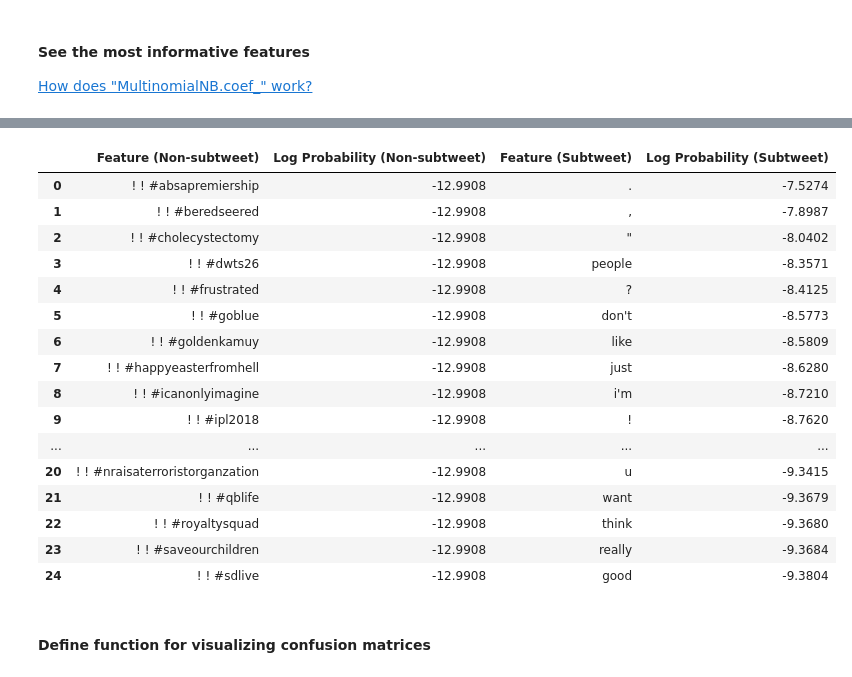
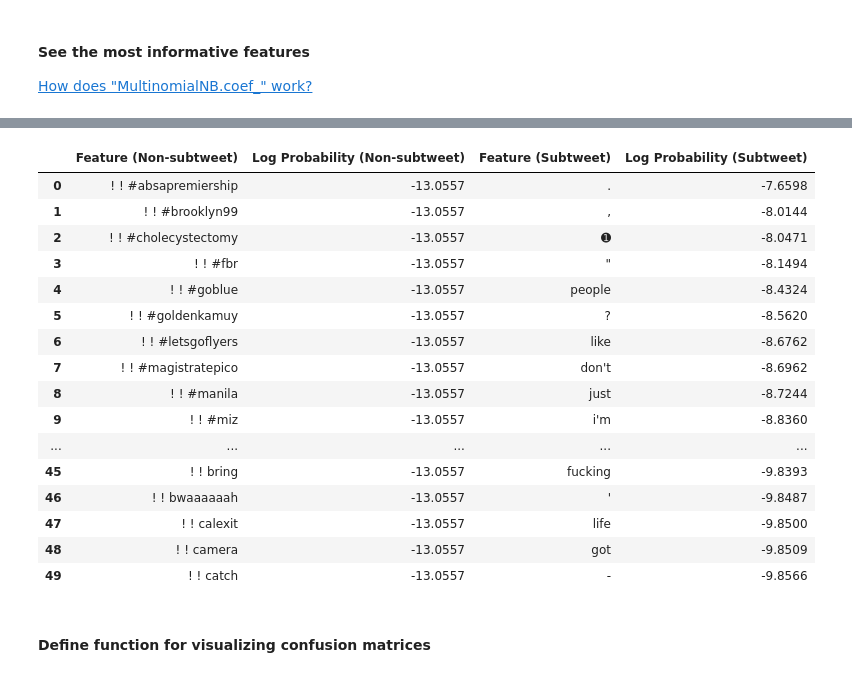
Before and after one commit to segalgouldn/Senior-Project-Subtweets, a Jupyter notebook: development/classifier_creator.ipynb, the cells around one changed output, grey strips where cells are left out. Drawn from its saved outputs; the diff is of its cells as text; code cells hidden in the pictures.

```diff
--- a/development/classifier_creator.ipynb
+++ b/development/classifier_creator.ipynb
@@ -46,7 +49,7 @@ english_dict = enchant.Dict("en_US")
 # %% [markdown]
 #### Use NLTK's tokenizer instead of Scikit's
 # %%
-tokenizer = nltk.casual.TweetTokenizer(preserve_case=False, reduce_len=True)
+tokenizer = nltk.casual.TweetTokenizer()
 # %% [markdown]
 #### Prepare for viewing long text in CSVs and ones with really big and small numbers
 # %%
@@ -149,7 +153,7 @@ stop_words = text.ENGLISH_STOP_WORDS | names_lower | generic_tokens
 sentiment_pipeline = Pipeline([
     ("vectorizer", TfidfVectorizer(tokenizer=tokenizer.tokenize,
                                    ngram_range=(1, 3),
-                                   stop_words=stop_words)),
+                                   stop_words="english")),
     ("classifier", MultinomialNB())
 ])
 # %% [markdown]
@@ -290,27 +294,27 @@ most_informative_features_subtweet = most_informative_features_all["subtweet"]
 # %%
 final_features = most_informative_features_non_subtweet.join(most_informative_features_subtweet,
                                                              lsuffix=" (Non-subtweet)",
                                                              rsuffix=" (Subtweet)")
 final_features.to_csv("../data/other_data/most_informative_features.csv")
-final_features.head(25)
+final_features.head(50)
 # %% [output]
 |  | Feature (Non-subtweet) | Log Probability (Non-subtweet) | Feature (Subtweet) | Log Probability (Subtweet) |
-| 0 | ! ! #absapremiership | -12.9908 | . | -7.5274 |
-| 1 | ! ! #beredseered | -12.9908 | , | -7.8987 |
-| 2 | ! ! #cholecystectomy | -12.9908 | " | -8.0402 |
-| 3 | ! ! #dwts26 | -12.9908 | people | -8.3571 |
-| 4 | ! ! #frustrated | -12.9908 | ? | -8.4125 |
-| 5 | ! ! #goblue | -12.9908 | don't | -8.5773 |
-| 6 | ! ! #goldenkamuy | -12.9908 | like | -8.5809 |
-| 7 | ! ! #happyeasterfromhell | -12.9908 | just | -8.6280 |
-| 8 | ! ! #icanonlyimagine | -12.9908 | i'm | -8.7210 |
-| 9 | ! ! #ipl2018 | -12.9908 | ! | -8.7620 |
+| 0 | ! ! #absapremiership | -13.0557 | . | -7.6598 |
+| 1 | ! ! #brooklyn99 | -13.0557 | , | -8.0144 |
+| 2 | ! ! #cholecystectomy | -13.0557 | ➊ | -8.0471 |
+| 3 | ! ! #fbr | -13.0557 | " | -8.1494 |
+| 4 | ! ! #goblue | -13.0557 | people | -8.4324 |
+| 5 | ! ! #goldenkamuy | -13.0557 | ? | -8.5620 |
+| 6 | ! ! #letsgoflyers | -13.0557 | like | -8.6762 |
+| 7 | ! ! #magistratepico | -13.0557 | don't | -8.6962 |
+| 8 | ! ! #manila | -13.0557 | just | -8.7244 |
+| 9 | ! ! #miz | -13.0557 | i'm | -8.8360 |
 | ... | ... | ... | ... | ... |
-| 20 | ! ! #nraisaterroristorganzation | -12.9908 | u | -9.3415 |
-| 21 | ! ! #qblife | -12.9908 | want | -9.3679 |
-| 22 | ! ! #royaltysquad | -12.9908 | think | -9.3680 |
-| 23 | ! ! #saveourchildren | -12.9908 | really | -9.3684 |
-| 24 | ! ! #sdlive | -12.9908 | good | -9.3804 |
+| 45 | ! ! bring | -13.0557 | fucking | -9.8393 |
+| 46 | ! ! bwaaaaaah | -13.0557 | ' | -9.8487 |
+| 47 | ! ! calexit | -13.0557 | life | -9.8500 |
+| 48 | ! ! camera | -13.0557 | got | -9.8509 |
+| 49 | ! ! catch | -13.0557 | - | -9.8566 |
 # %% [markdown]
 #### Define function for visualizing confusion matrices
 # %%
```
Also changed, not shown: parts of 37 cells of this notebook, 24 other files.
